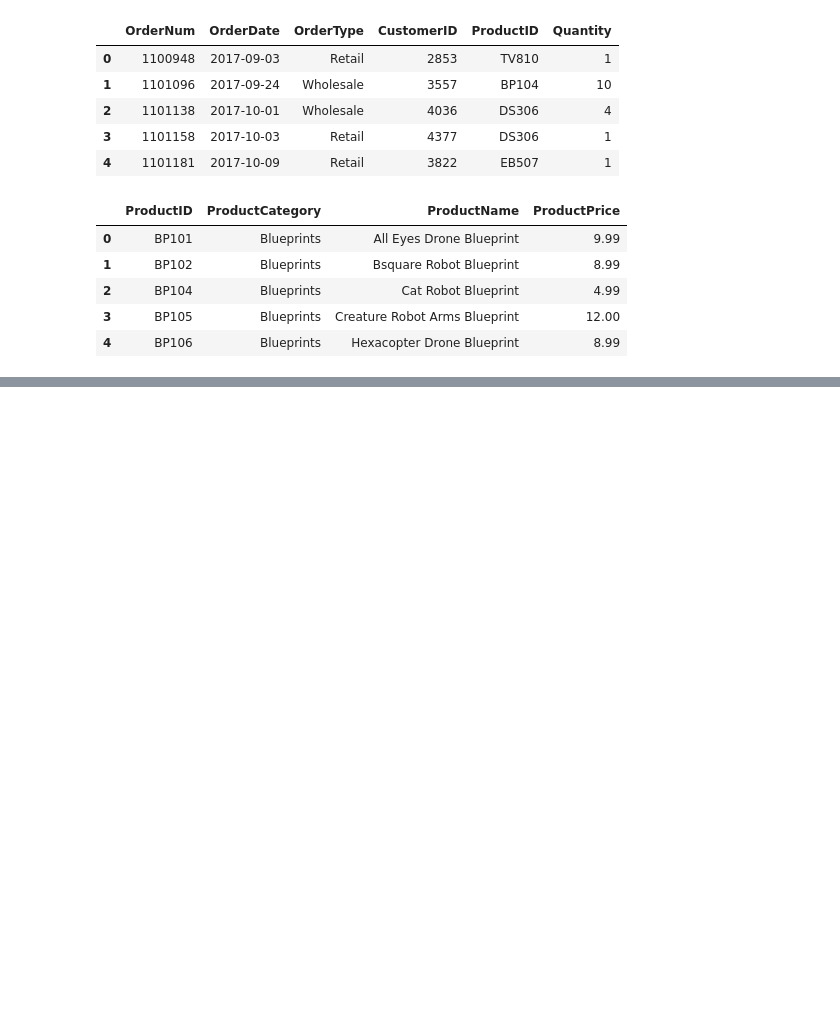
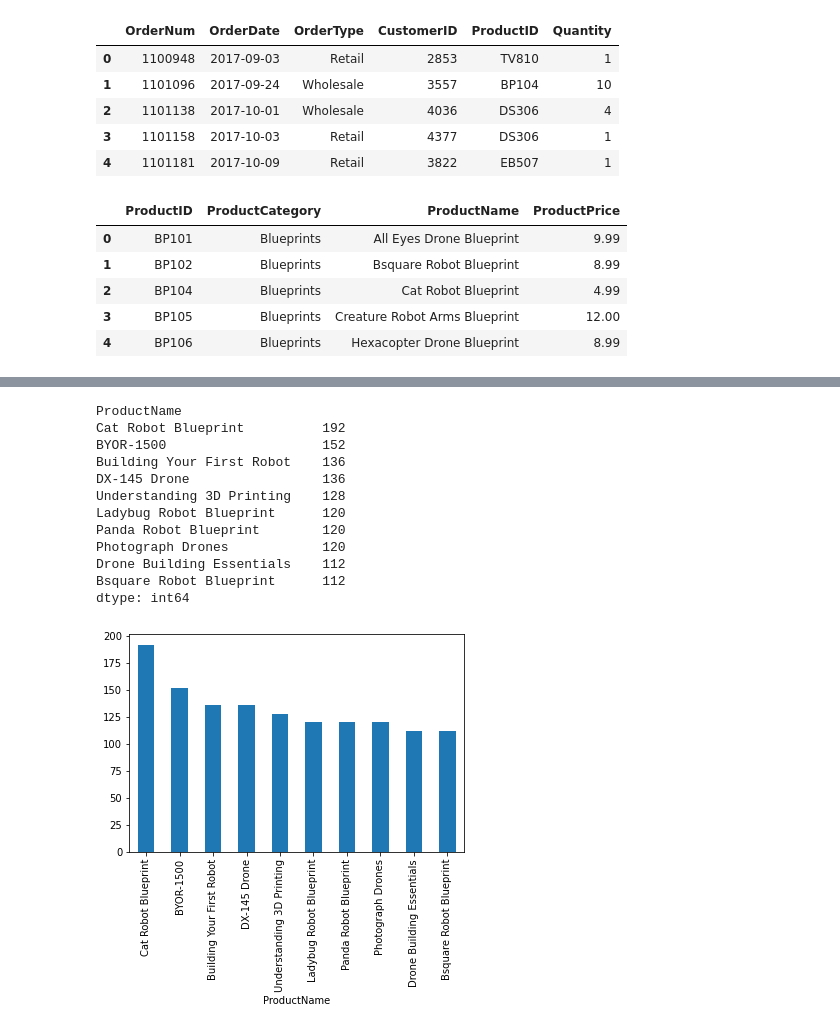
Before and after one commit to atalebizadeh/Examples, a Jupyter notebook: LinkedIn/Ex_Files_Tableau_EssT_Upd/Exercise Files/Chapter02/Untitled.ipynb, the cells around one changed output, grey strips where cells are left out. Cells and saved outputs as stored; diff of their text form; code cells hidden in the pictures; blank space fills up the shorter version.

```diff
--- a/LinkedIn/Ex_Files_Tableau_EssT_Upd/Exercise Files/Chapter02/Untitled.ipynb
+++ b/LinkedIn/Ex_Files_Tableau_EssT_Upd/Exercise Files/Chapter02/Untitled.ipynb
@@ -46,3 +46,5 @@ products.head()
 | 2 | BP104 | Blueprints | Cat Robot Blueprint | 4.99 |
 | 3 | BP105 | Blueprints | Creature Robot Arms Blueprint | 12.00 |
 | 4 | BP106 | Blueprints | Hexacopter Drone Blueprint | 8.99 |
+# %%
+prod_order = pd.merge(orders, products, on='ProductID')
@@ -68,0 +127,18 @@ array([False, False, False, ..., False, False, False])
+# %%
+top_10_prod = prod_order.groupby('ProductName').size().sort_values(ascending=False)[:10]
+print(top_10_prod)
+top_10_prod.plot(kind='bar');
+# %% [output]
+ProductName
+Cat Robot Blueprint          192
+BYOR-1500                    152
+Building Your First Robot    136
+DX-145 Drone                 136
+Understanding 3D Printing    128
+Ladybug Robot Blueprint      120
+Panda Robot Blueprint        120
+Photograph Drones            120
+Drone Building Essentials    112
+Bsquare Robot Blueprint      112
+dtype: int64
+[figure, added]
```
Also changed, not shown: parts of 11 cells of this notebook, 23 other files.
